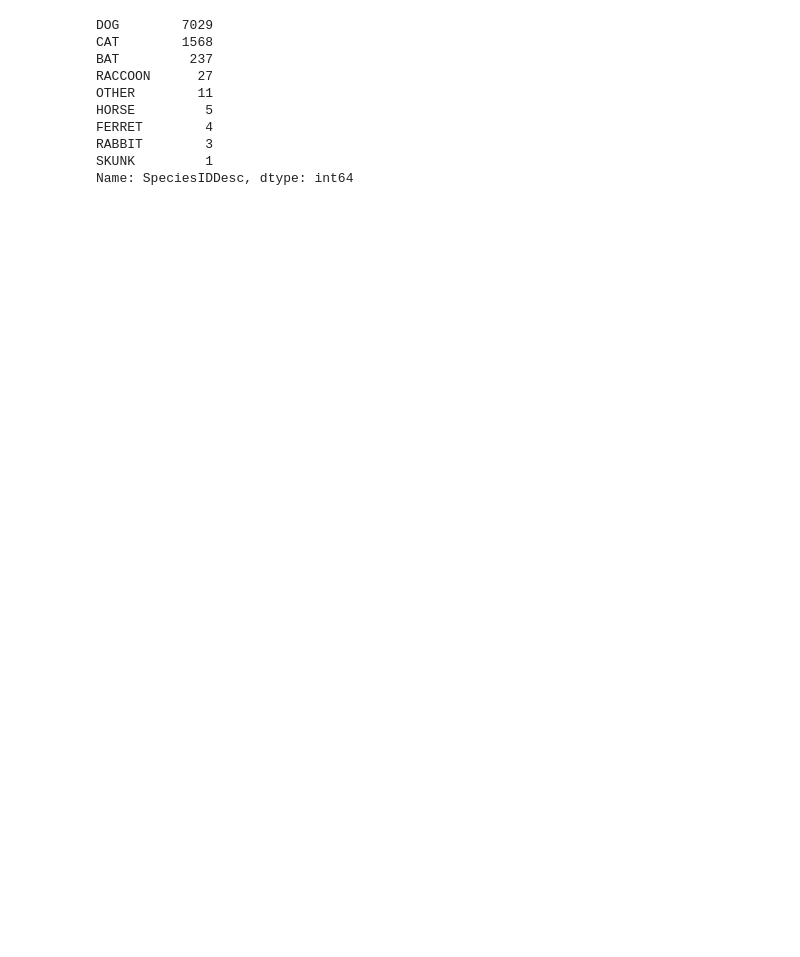
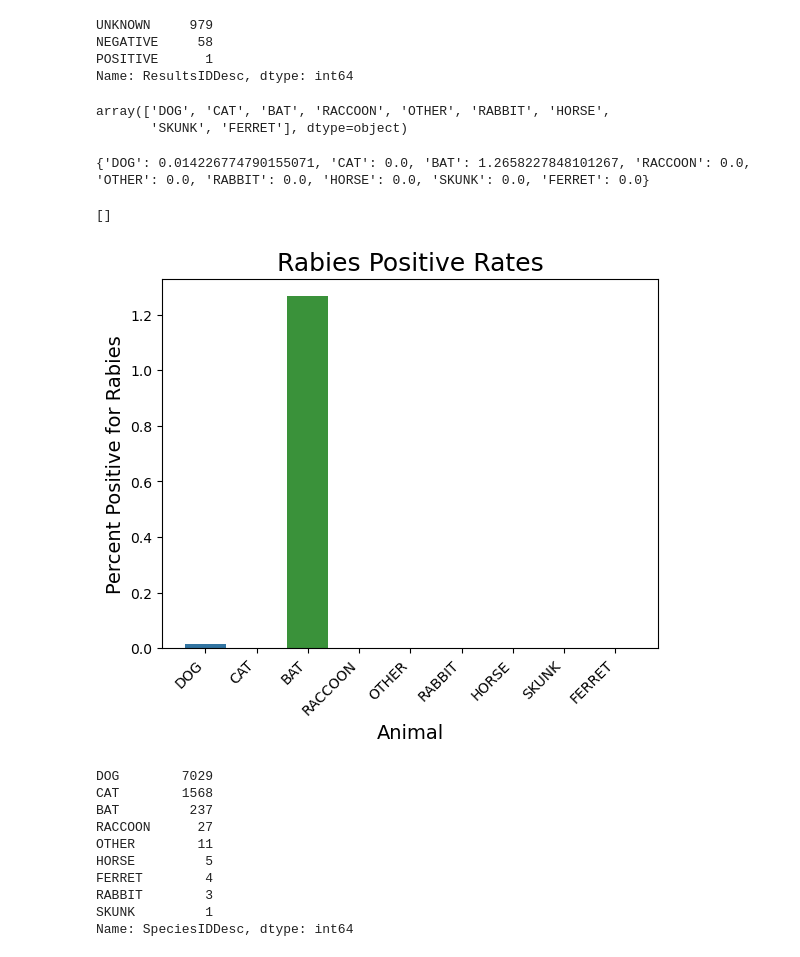
Before and after one commit to zjbrown0689/dsc, a Jupyter notebook: Animal Bites.ipynb, the cells around one changed output. Cells and saved outputs as stored; diff of their text form; code cells hidden in the pictures; blank space fills up the shorter version.

```diff
--- a/Animal Bites.ipynb
+++ b/Animal Bites.ipynb
@@ -45,3 +47,36 @@ Name: bite_to_test, dtype: int64
+# %%
+data[data['SpeciesIDDesc'] == 'DOG']['ResultsIDDesc'].value_counts()
+# %% [output]
+UNKNOWN     979
+NEGATIVE     58
+POSITIVE      1
+Name: ResultsIDDesc, dtype: int64
+# %%
+data['SpeciesIDDesc'].unique()
+# %% [output]
+array(['DOG', 'CAT', 'BAT', 'RACCOON', 'OTHER', 'RABBIT', 'HORSE',
+       'SKUNK', 'FERRET'], dtype=object)
+# %%
+percent_pos = {}
+
+for species in data['SpeciesIDDesc'].unique():
+    animal = data[data['SpeciesIDDesc'] == species]
+    percent_pos[species] = (animal['ResultsIDDesc'] == 'POSITIVE').sum() / len(animal) *100
+
+print(percent_pos)
+# %% [output]
+{'DOG': 0.014226774790155071, 'CAT': 0.0, 'BAT': 1.2658227848101267, 'RACCOON': 0.0, 'OTHER': 0.0, 'RABBIT': 0.0, 'HORSE': 0.0, 'SKUNK': 0.0, 'FERRET': 0.0}
+# %%
+percent_pos = pd.DataFrame(percent_pos, index=percent_pos.keys())
+sns.barplot(percent_pos)
+plt.ylabel('Percent Positive for Rabies', size = 14)
+plt.xlabel('Animal', size = 14)
+plt.title('Rabies Positive Rates', size = 18)
+plt.xticks(rotation=45, ha='right')
+plt.plot()
+# %% [output]
+[]
+[figure, added]
 # %%
 data['SpeciesIDDesc'].value_counts()
 # %% [output]
```
Also changed, not shown: parts of 29 cells of this notebook.
